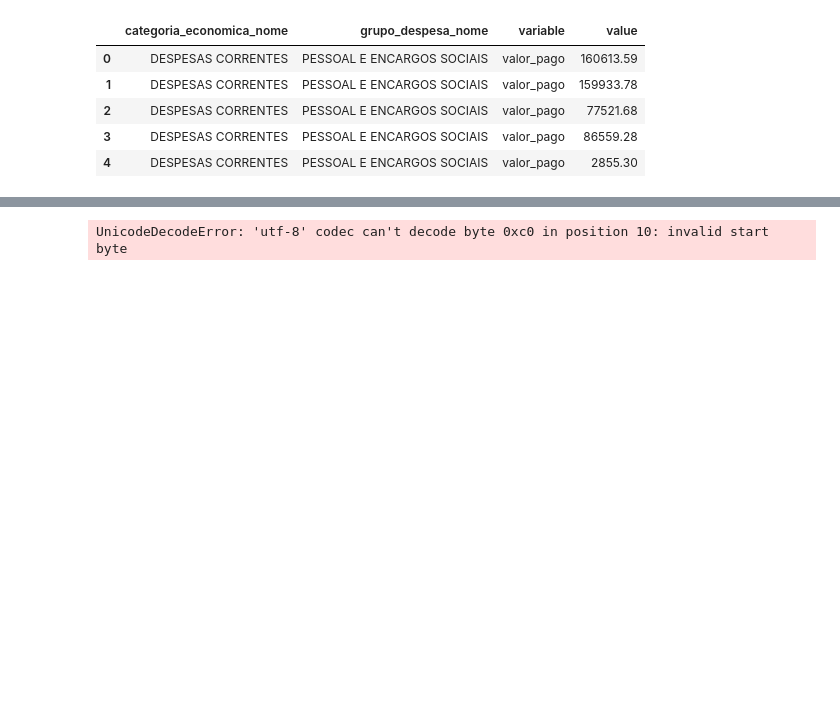
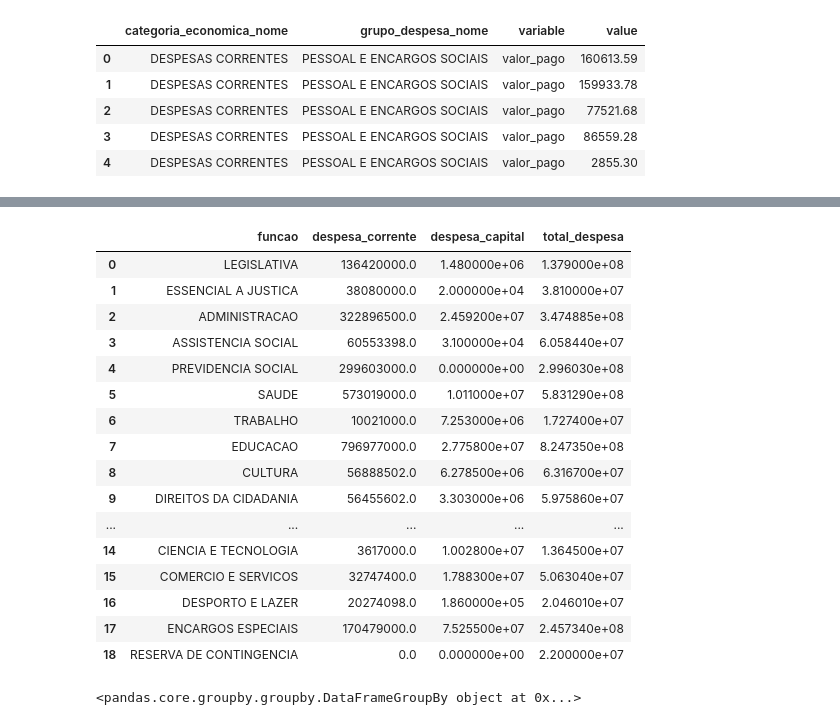
Before and after one commit to if1015-datascience-ufpe/2018-2-projeto-brcm, a Jupyter notebook: projetoFinancasRecife.ipynb, the cells around one changed output, grey strips where cells are left out. Cells and saved outputs as stored; diff of their text form; code cells hidden in the pictures; blank space fills up the shorter version.

```diff
--- a/projetoFinancasRecife.ipynb
+++ b/projetoFinancasRecife.ipynb
@@ -11,7 +11,7 @@ hv.extension('bokeh','matplotlib')
 # %%
 end_despesas = './dados_prefeitura/recife-dados-despesas-2017.csv'
 end_receitas = './dados_prefeitura/recife-dados-receitas-2017.csv'
-lom2017_despesas = './dados_prefeitura/LOM2017_v2.csv'
+lom2017_despesas = './dados_prefeitura/LOM2017.csv'
 
 # Dataframe com os dados das despesas
 despesas = pd.read_csv(end_despesas, sep='\t',delimiter=';',decimal=',')
@@ -291,10 +266,43 @@ desp_por_categoria_bar = hv.Bars(desp_por_categoria_long,kdims=['grupo_despesa_n
 desp_por_categoria_bar
 # %% [output]
 [interactive output not drawn]
-# %%
-LOM2017_despesas = pd.read_csv(lom2017_despesas, sep='\t')
-LOM2017_despesas
-# LOM2017_df = pd.DataFrame(lom2017_despesas)
-# LOM2017_df.head()
-# %% [output]
-UnicodeDecodeError: 'utf-8' codec can't decode byte 0xc0 in position 10: invalid start byte
+# %%
+LOM2017_despesas = pd.read_csv(lom2017_despesas, sep='\t',delimiter=',',decimal='.')
+LOM2017_df = pd.DataFrame(LOM2017_despesas)
+LOM2017_df.columns
+
+LOM2017_df['despesa_corrente'] = LOM2017_df.despesa_corrente.astype('float64')
+LOM2017_df['despesa_capital'] = LOM2017_df.despesa_capital.astype('float64')
+LOM2017_df['total_despesa'] = LOM2017_df.total_despesa.astype('float64')
+
+LOM2017_df
+# LOM2017_df = pd.DataFrame(lom2017_despesas)
+# %% [output]
+|  | funcao | despesa_corrente | despesa_capital | total_despesa |
+| 0 | LEGISLATIVA | 136420000.0 | 1.480000e+06 | 1.379000e+08 |
+| 1 | ESSENCIAL A JUSTICA | 38080000.0 | 2.000000e+04 | 3.810000e+07 |
+| 2 | ADMINISTRACAO | 322896500.0 | 2.459200e+07 | 3.474885e+08 |
+| 3 | ASSISTENCIA SOCIAL | 60553398.0 | 3.100000e+04 | 6.058440e+07 |
+| 4 | PREVIDENCIA SOCIAL | 299603000.0 | 0.000000e+00 | 2.996030e+08 |
+| 5 | SAUDE | 573019000.0 | 1.011000e+07 | 5.831290e+08 |
+| 6 | TRABALHO | 10021000.0 | 7.253000e+06 | 1.727400e+07 |
+| 7 | EDUCACAO | 796977000.0 | 2.775800e+07 | 8.247350e+08 |
+| 8 | CULTURA | 56888502.0 | 6.278500e+06 | 6.316700e+07 |
+| 9 | DIREITOS DA CIDADANIA | 56455602.0 | 3.303000e+06 | 5.975860e+07 |
+| ... | ... | ... | ... | ... |
+| 14 | CIENCIA E TECNOLOGIA | 3617000.0 | 1.002800e+07 | 1.364500e+07 |
+| 15 | COMERCIO E SERVICOS | 32747400.0 | 1.788300e+07 | 5.063040e+07 |
+| 16 | DESPORTO E LAZER | 20274098.0 | 1.860000e+05 | 2.046010e+07 |
+| 17 | ENCARGOS ESPECIAIS | 170479000.0 | 7.525500e+07 | 2.457340e+08 |
+| 18 | RESERVA DE CONTINGENCIA | 0.0 | 0.000000e+00 | 2.200000e+07 |
+# %%
+# Gastos de acordo com sua função
+# gasto_por_orgao = despesas_df.groupby(['funcao_nome']).agg({'valor_pago':'sum'})
+
+# gasto_por_orgao
+
+funcao_desp_long = pd.melt(despesas_df,id_vars=['funcao_nome'],value_vars='valor_pago')
+# funcao_por_grupo = funcao_desp_long.groupby('funcao_nome')
+print(funcao_desp_long.groupby(['funcao_nome']))
+# %% [output]
+<pandas.core.groupby.groupby.DataFrameGroupBy object at 0x...>
```
Also changed, not shown: parts of 3 cells of this notebook, 5 other files.
